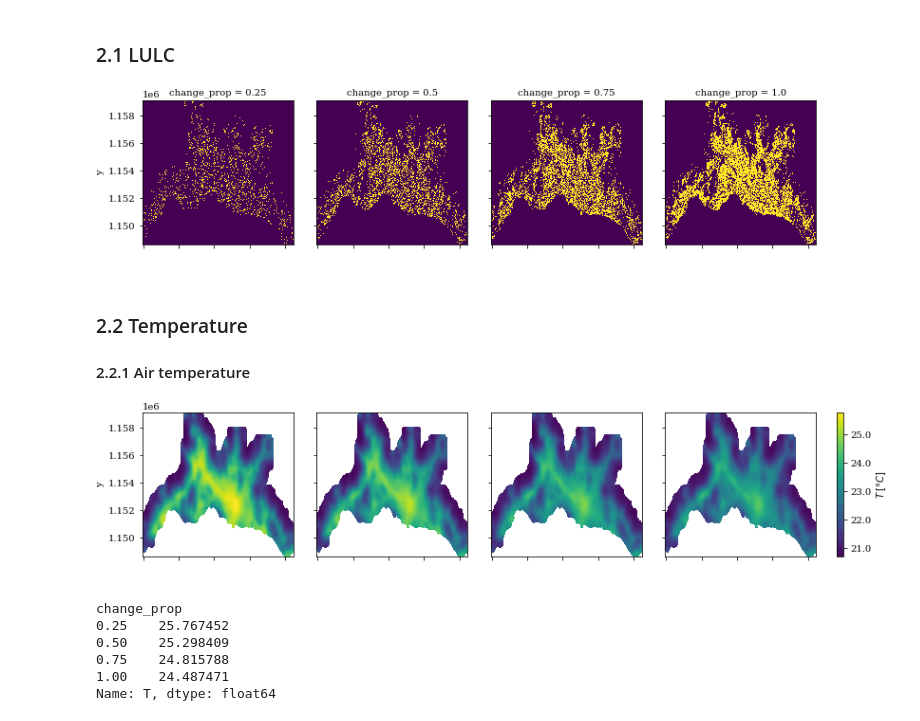
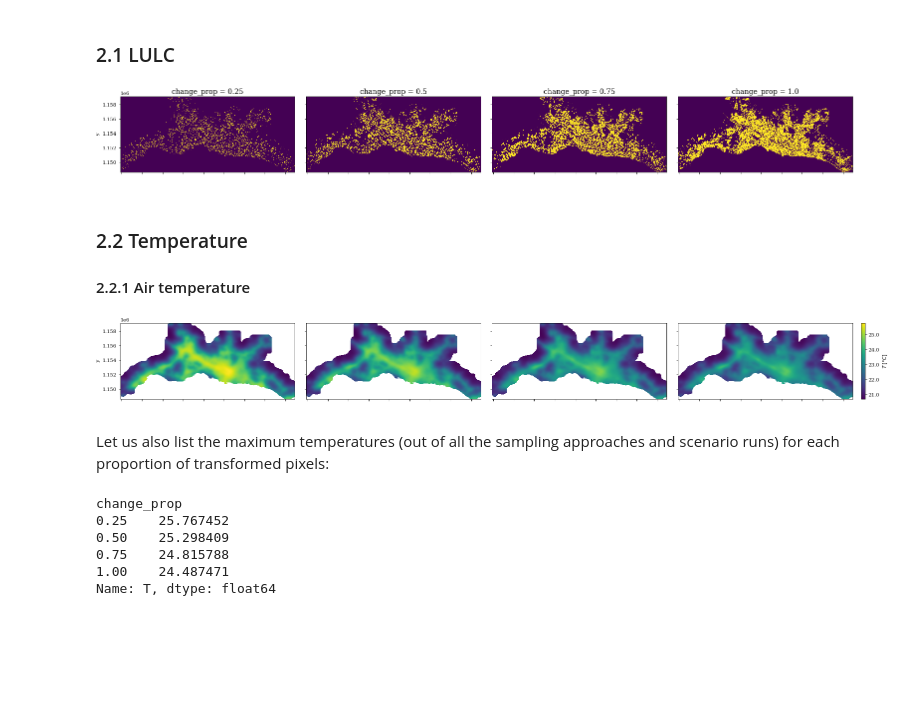
Before and after one commit to martibosch/lausanne-greening-scenarios, a Jupyter notebook: notebooks/scenarios.ipynb, the cells around one changed output. Cells and saved outputs as stored; diff of their text form; code cells hidden in the pictures; blank space fills up the shorter version.

Commit message:
final article, figures, notebooks (+linting)

```diff
--- a/notebooks/scenarios.ipynb
+++ b/notebooks/scenarios.ipynb
@@ -29,4 +30,4 @@ change_props = np.linspace(0, 1, num_change_props + 1)
 start_ds = scenario_ds.sel(change_prop=0).isel(interaction=0,
                                                scenario_run=0,
                                                drop=True)
-_plot_ds = scenario_ds.sortby('change_prop').sel(change_prop=change_props[1:])
+_plot_ds = scenario_ds.sel(change_prop=change_props[1:])
@@ -130,0 +135,26 @@ Name: mean, dtype: float64
+# %%
+groupby = ['change_prop', 'description']
+comparison_df = utils.get_comparison_df(lulc_df, 'num_pixels', sortby=groupby)
+
+fig = utils.plot_approach_comparison(comparison_df, 'change_prop',
+                                     'description')
+# change x labels
+for ax in fig.axes:
+    ax.set_xlabel('Prop. transformed pixels')
+
+# legend for only the last axis and outside it
+for ax in fig.axes[:-1]:
+    ax.get_legend().remove()
+ax = fig.axes[-1]
+h, l = ax.get_legend_handles_labels()
+ax.get_legend().remove()
+ax.legend(h,
+          l,
+          title='LULC class',
+          loc='center right',
+          bbox_to_anchor=(1.5, .5))
+# legend = fig.axes[-1].get_legend()
+# legend.set_bbox_to_anchor((1.5, .5))
+# legend._set_loc('center right')
+
+fig.savefig('../reports/figures/scenario-lulc-barplot-comparison.pdf')
@@ -153,42 +234,45 @@ plot_ds = xr.concat([
 ],
                     dim='change_prop')
 
-# change_props = plot_ds['change_prop']
-cbar_kwargs = {'pad': 0.025}
+# some arguments for the map plots below
+aspect = plot_ds.dims['x'] / plot_ds.dims['y']
+cbar_kwargs = {'pad': 0.01}
 # %% [markdown]
 ### 2.1 LULC
 # %%
 g = (plot_ds['LULC'] - start_ds['LULC']).astype(bool).plot(
-    col='change_prop', cbar_kwargs=cbar_kwargs)
+    col='change_prop', aspect=aspect, cbar_kwargs=cbar_kwargs)
 
 # post-process figure to be the top row of a facet grid
 # begin: set a transparent cbar rather than removing it so that the plot
 # columns are aligned with the other plots
 # g.cbar.set_alpha(0)
 g.cbar.set_label('$T \; [\degree C]$', alpha=0)
 g.cbar.outline.set_alpha(0)
 g.cbar.patch.set_alpha(0)
 g.cbar.solids.set_alpha(0)
 g.cbar.ax.yaxis.set_tick_params(color=(0, 0, 0, 0))
 cbar_labels = g.cbar.ax.get_yticklabels()
 for cbar_label in cbar_labels:
     cbar_label.set_alpha(0)
 # now that the labels are invisible, set them to a text of the same length so
 # that the plot columns are aligned with the other plots
 g.cbar.ax.set_yticklabels(['20.0' for _ in cbar_labels])
 # end
 g.set_xlabels('')
 for ax in g.axes.flat:
     # set transparent labels rather than removing them to have aligned
     for label in ax.get_xticklabels():
         label.set_alpha(0)
     # set transparent offset text (of scientific notation)
     ax.xaxis.get_offset_text().set_alpha(0)
+    # set axis title font size
+    ax.title.set_size(14)
 
 # save the figure
 g.fig.savefig('../reports/figures/scenario-lulc-maps.png')
 # %% [output]
-[figure, old version]
+[figure, new version]
 # %% [markdown]
 ### 2.2 Temperature
 
@@ -196,7 +280,9 @@ g.fig.savefig('../reports/figures/scenario-lulc-maps.png')
 # %%
 from matplotlib import ticker
 
-g = plot_ds['T'].plot(col='change_prop', cbar_kwargs=cbar_kwargs)
+g = plot_ds['T'].plot(col='change_prop',
+                      aspect=aspect,
+                      cbar_kwargs=cbar_kwargs)
 
 # post-process figure to be the middle row of a facet grid
 g.cbar.set_label('$T \; [\degree C]$')
@@ -215,7 +301,9 @@ for ax in g.axes.flat:
 # save the figure
 g.fig.savefig('../reports/figures/scenario-T-maps.png')
 # %% [output]
-[figure, old version]
+[figure, new version]
+# %% [markdown]
+Let us also list the maximum temperatures (out of all the sampling approaches and scenario runs) for each proportion of transformed pixels:
 # %%
 plot_ds['T'].max(dim=['x', 'y']).to_series()
 # %% [output]
```
Also changed, not shown: parts of 16 cells of this notebook, 17 other files.
